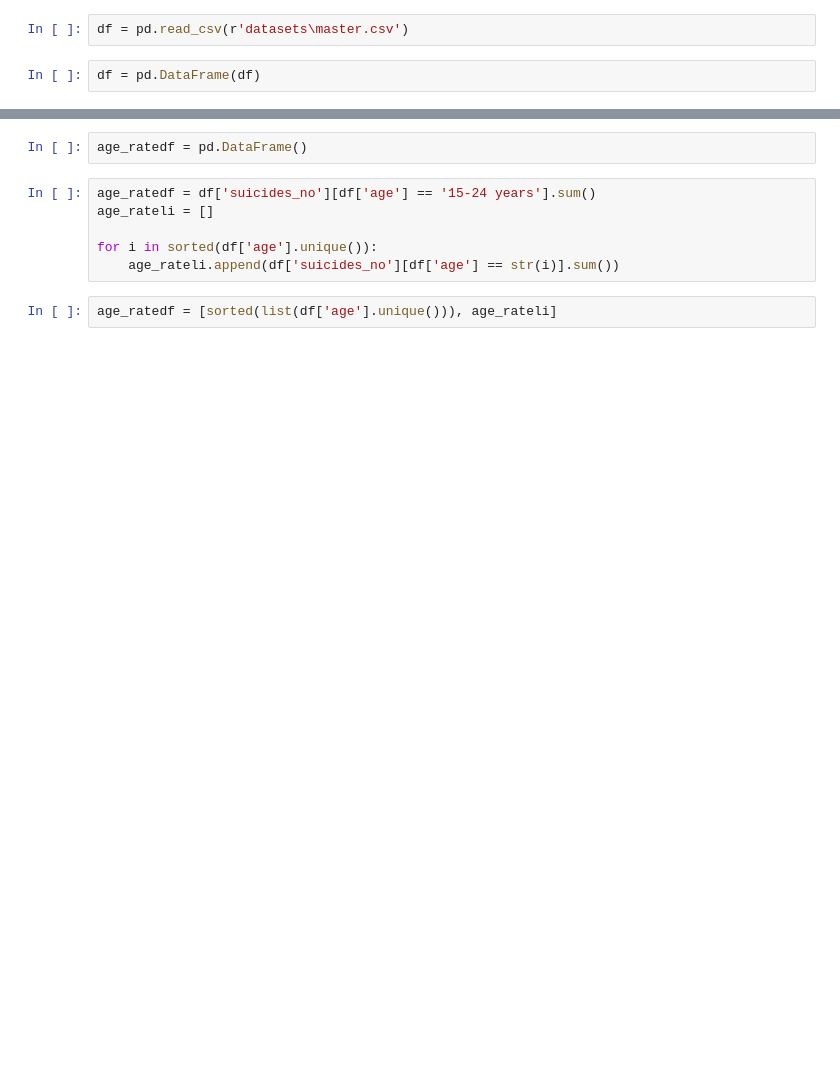
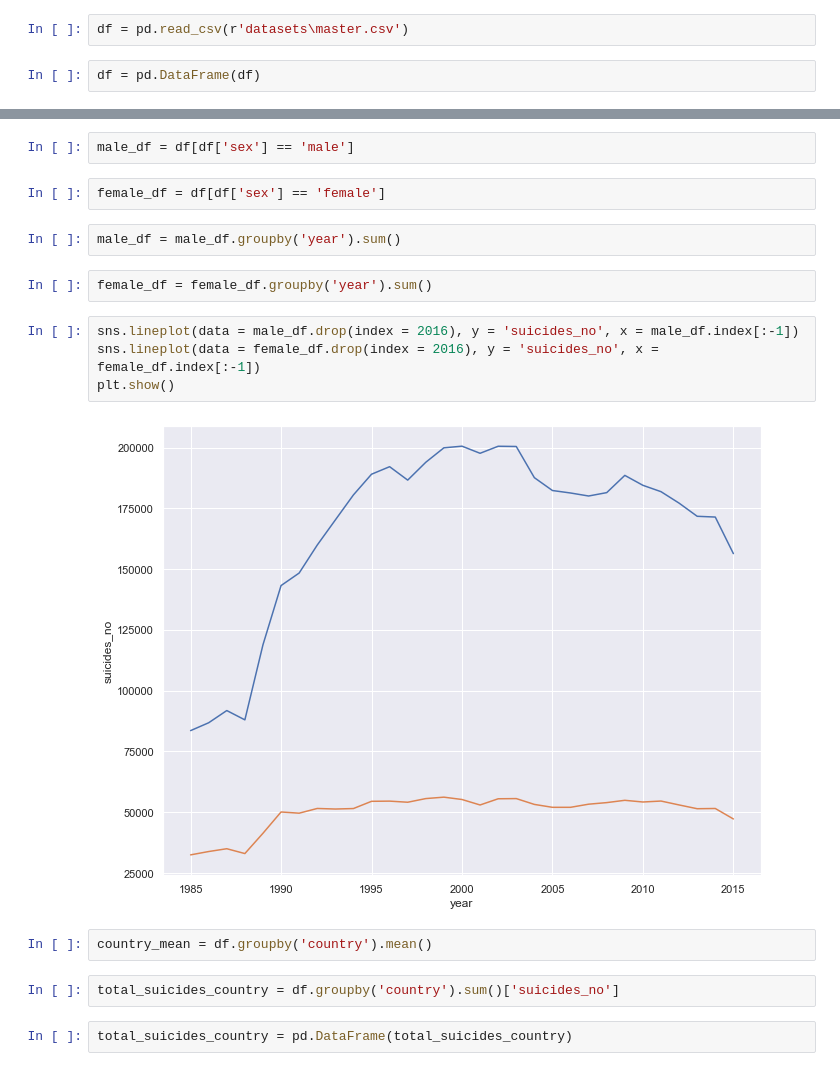
Before and after one commit to aad1tya/suicideRates, a Jupyter notebook: Suicide Rates Analysis.ipynb, the cells around one changed output, grey strips where cells are left out. Drawn from its saved outputs; the diff is of its cells as text; blank space fills up the shorter version.

```diff
--- a/Suicide Rates Analysis.ipynb
+++ b/Suicide Rates Analysis.ipynb
@@ -35,10 +84,20 @@ alb_df_1524['suicides_no'].plot(kind = 'line')
+# %%
+male_df = df[df['sex'] == 'male']
+# %%
+female_df = df[df['sex'] == 'female']
+# %%
+male_df = male_df.groupby('year').sum()
+# %%
+female_df = female_df.groupby('year').sum()
+# %%
+sns.lineplot(data = male_df.drop(index = 2016), y = 'suicides_no', x = male_df.index[:-1])
+sns.lineplot(data = female_df.drop(index = 2016), y = 'suicides_no', x = female_df.index[:-1])
+plt.show()
+# %% [output]
+[figure, added]
+# %%
+country_mean = df.groupby('country').mean()
+# %%
+total_suicides_country = df.groupby('country').sum()['suicides_no']
 # %%
-age_ratedf = pd.DataFrame()
+total_suicides_country = pd.DataFrame(total_suicides_country)
-# %%
-age_ratedf = df['suicides_no'][df['age'] == '15-24 years'].sum()
-age_rateli = []
-
-for i in sorted(df['age'].unique()):
-    age_rateli.append(df['suicides_no'][df['age'] == str(i)].sum())
-# %%
-age_ratedf = [sorted(list(df['age'].unique())), age_rateli]
```
Also changed, not shown: parts of 26 cells of this notebook.
